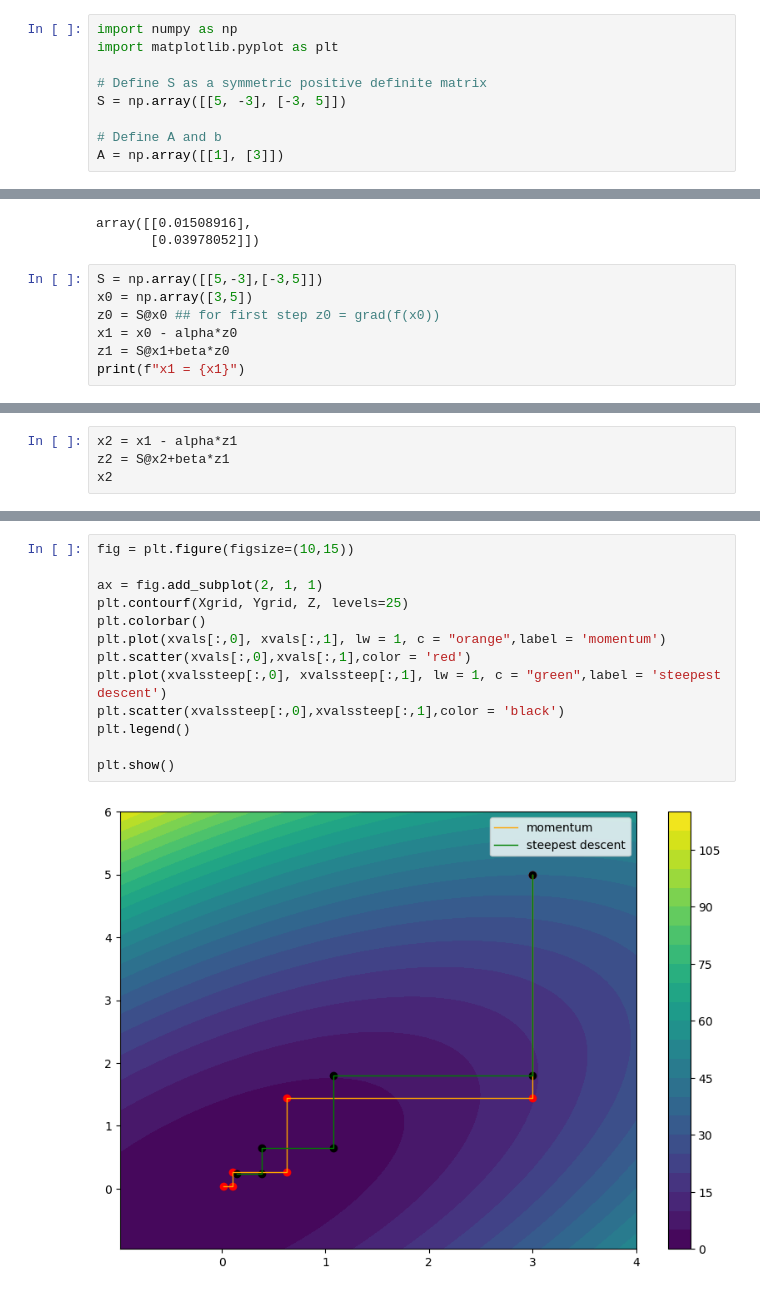
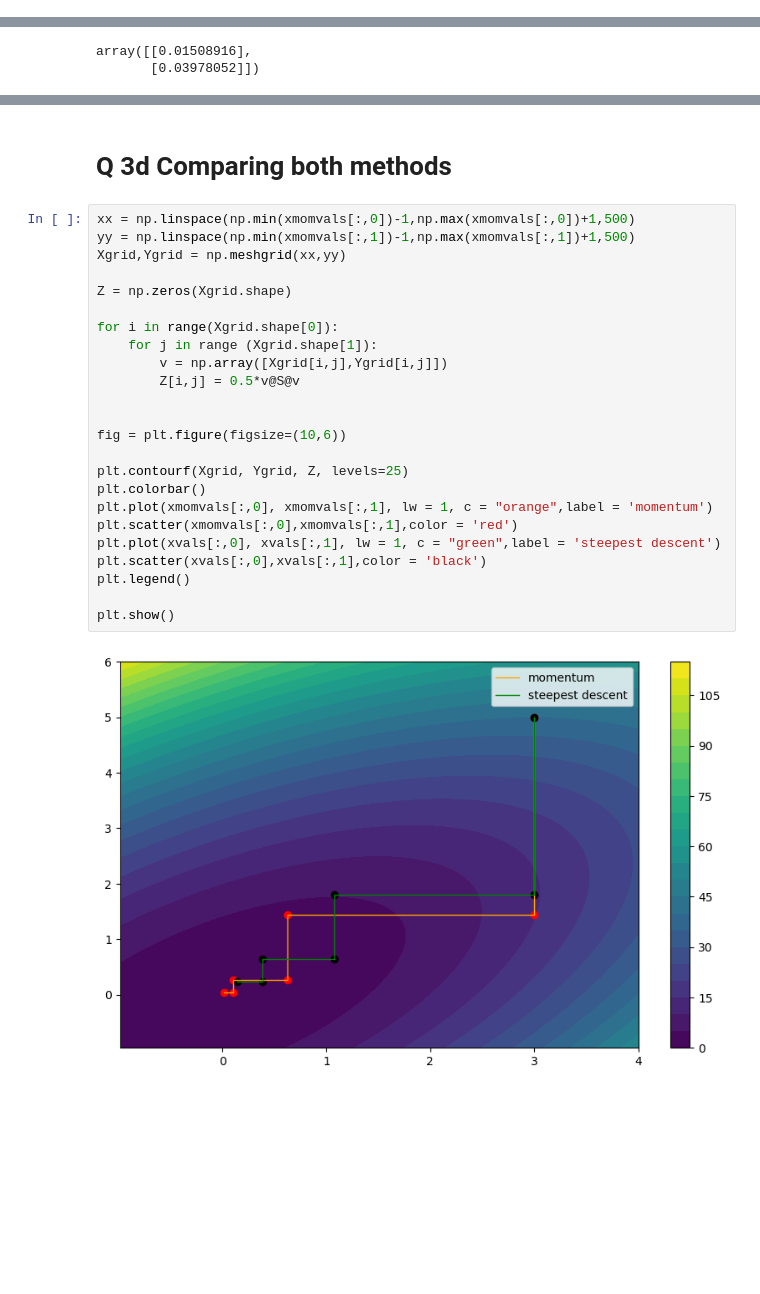
Before and after one commit to seanwhite674/Math-of-Machine-Learning-Module, a Jupyter notebook: Assignment3.ipynb, the cells around one changed output, grey strips where cells are left out. Saved outputs shown, nothing was run; the diff lists cells and outputs as text; blank space fills up the shorter version.

```diff
--- a/Assignment3.ipynb
+++ b/Assignment3.ipynb
@@ -15,10 +12 @@ print(S.shape,A.shape)
-# %%
-import numpy as np
-import matplotlib.pyplot as plt
-
-# Define S as a symmetric positive definite matrix
-S = np.array([[5, -3], [-3, 5]])
-
-# Define A and b
-A = np.array([[1], [3]])
 # %%
@@ -296,10 +204,3 @@ x6
 # %% [output]
 array([[0.01508916],
        [0.03978052]])
-# %%
-S = np.array([[5,-3],[-3,5]])
-x0 = np.array([3,5])
-z0 = S@x0 ## for first step z0 = grad(f(x0))
-x1 = x0 - alpha*z0
-z1 = S@x1+beta*z0
-print(f"x1 = {x1}")
@@ -308,4 +206,0 @@ x1 = [3.         1.44444444]
-# %%
-x2 = x1 - alpha*z1
-z2 = S@x2+beta*z1
-x2
@@ -360,15 +248,28 @@ plt.show()
+# %% [markdown]
+# Q 3d Comparing both methods
 # %%
-fig = plt.figure(figsize=(10,15))
+xx = np.linspace(np.min(xmomvals[:,0])-1,np.max(xmomvals[:,0])+1,500)
+yy = np.linspace(np.min(xmomvals[:,1])-1,np.max(xmomvals[:,1])+1,500)
+Xgrid,Ygrid = np.meshgrid(xx,yy)
 
-ax = fig.add_subplot(2, 1, 1)
+Z = np.zeros(Xgrid.shape)
+
+for i in range(Xgrid.shape[0]):
+    for j in range (Xgrid.shape[1]):
+        v = np.array([Xgrid[i,j],Ygrid[i,j]])
+        Z[i,j] = 0.5*v@S@v
+
+
+fig = plt.figure(figsize=(10,6))
+
 plt.contourf(Xgrid, Ygrid, Z, levels=25)
 plt.colorbar()
-plt.plot(xvals[:,0], xvals[:,1], lw = 1, c = "orange",label = 'momentum')
-plt.scatter(xvals[:,0],xvals[:,1],color = 'red')
-plt.plot(xvalssteep[:,0], xvalssteep[:,1], lw = 1, c = "green",label = 'steepest descent')
-plt.scatter(xvalssteep[:,0],xvalssteep[:,1],color = 'black')
+plt.plot(xmomvals[:,0], xmomvals[:,1], lw = 1, c = "orange",label = 'momentum')
+plt.scatter(xmomvals[:,0],xmomvals[:,1],color = 'red')
+plt.plot(xvals[:,0], xvals[:,1], lw = 1, c = "green",label = 'steepest descent')
+plt.scatter(xvals[:,0],xvals[:,1],color = 'black')
 plt.legend()
 
 plt.show()
 # %% [output]
-[figure, old version]
+[figure, new version]
```
Also changed, not shown: parts of 21 cells of this notebook.
